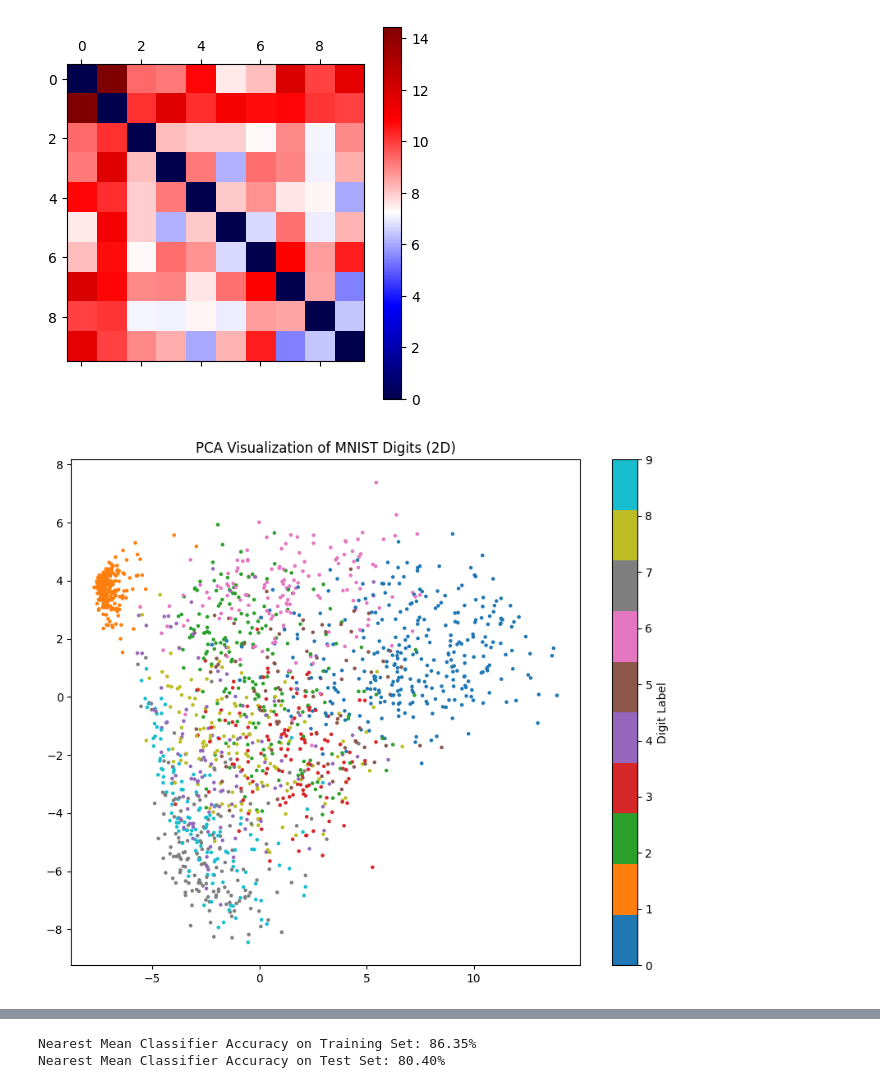
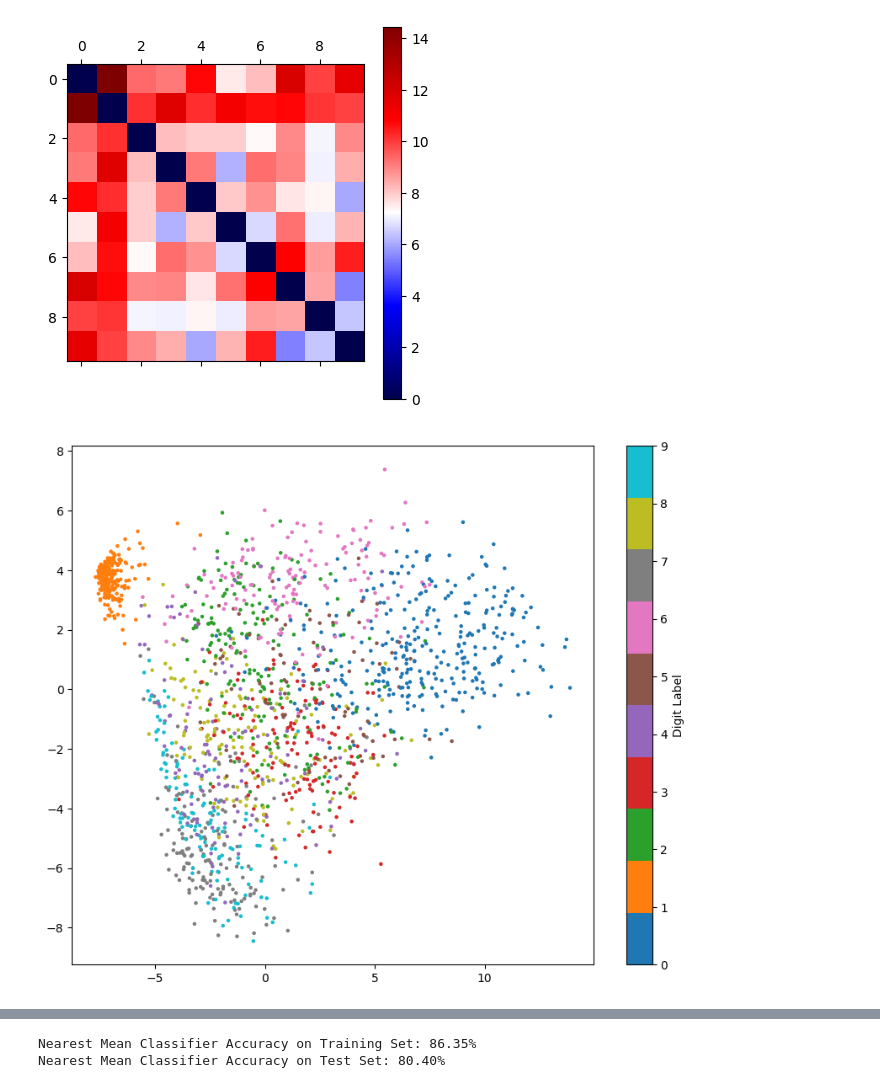
Before and after one commit to ThanosSkentzos/IDL-11, a Jupyter notebook: A0/task_1_jo.ipynb, the cells around one changed output, grey strips where cells are left out. Drawn from its saved outputs; the diff is of its cells as text; code cells hidden in the pictures.

```diff
--- a/A0/task_1_jo.ipynb
+++ b/A0/task_1_jo.ipynb
@@ -5,10 +5,10 @@ import numpy as np
 from scipy.spatial import distance_matrix
 # %%
 # Loading data
-train_in = pd.read_csv('Assignment 0/train_in.csv', header=None)
-train_out = pd.read_csv('Assignment 0/train_out - Copy.csv', header=None)
-test_in = pd.read_csv('Assignment 0/test_in - Copy.csv', header=None)
-test_out = pd.read_csv('Assignment 0/test_out - Copy.csv', header=None)
+train_in = pd.read_csv('train_in.csv', header=None)
+train_out = pd.read_csv('train_out.csv', header=None)
+test_in = pd.read_csv('test_in.csv', header=None)
+test_out = pd.read_csv('test_out.csv', header=None)
 
 total_digits = 10
 
@@ -30,18 +30,17 @@ plt.show()
 # %%
 from sklearn.decomposition import PCA
 
 # Apply PCA to reduce to 2 dimensions
 pca = PCA(n_components=2)
 train_in_pca = pca.fit_transform(train_in)
 
 # Plot the results, coloring by digit label
 plt.figure(figsize=(10, 8))
 scatter = plt.scatter(train_in_pca[:, 0], train_in_pca[:, 1], c=train_out, cmap='tab10', s=5)
 plt.colorbar(scatter, label='Digit Label')
-plt.title('PCA Visualization of MNIST Digits (2D)')
 plt.show()
 # %% [output]
-[figure, old version]
+[figure, new version]
 # %%
 import umap
 
```
Also changed, not shown: parts of 4 cells of this notebook.
